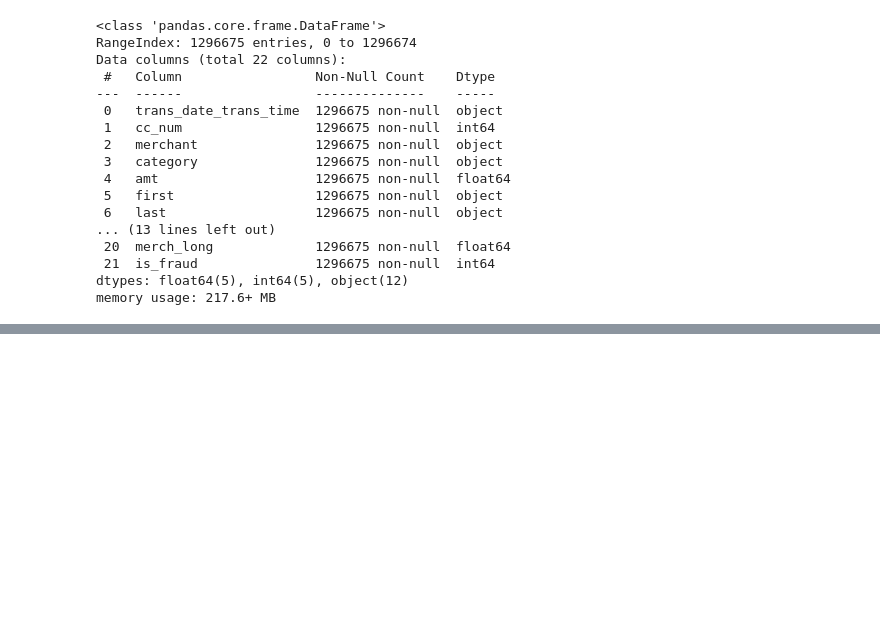
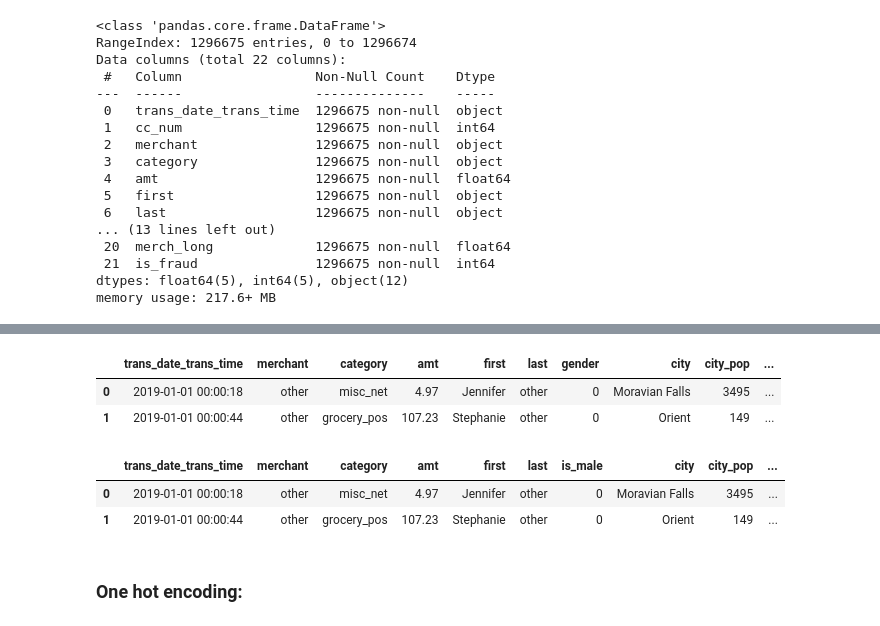
Before and after one commit to puneetsran/mastercard_fraud, a Jupyter notebook: mastercard_fraud.ipynb, the cells around one changed output, grey strips where cells are left out. Cells and saved outputs as stored; diff of their text form; code cells hidden in the pictures; blank space fills up the shorter version.

```diff
--- a/mastercard_fraud.ipynb
+++ b/mastercard_fraud.ipynb
@@ -123,0 +484,7 @@ display(encoded_df_category.head(2))
+# %%
+df["gender"] = np.where(df["gender"]=="M", 1, 0)
+df.head(2)
+# %% [output]
+|  | trans_date_trans_time | merchant | category | amt | first | last | gender | city | city_pop | ... |
+| 0 | 2019-01-01 00:00:18 | other | misc_net | 4.97 | Jennifer | other | 0 | Moravian Falls | 3495 | ... |
+| 1 | 2019-01-01 00:00:44 | other | grocery_pos | 107.23 | Stephanie | other | 0 | Orient | 149 | ... |
@@ -123,0 +493,8 @@ display(encoded_df_category.head(2))
+# %%
+df.head(2)
+# %% [output]
+|  | trans_date_trans_time | merchant | category | amt | first | last | is_male | city | city_pop | ... |
+| 0 | 2019-01-01 00:00:18 | other | misc_net | 4.97 | Jennifer | other | 0 | Moravian Falls | 3495 | ... |
+| 1 | 2019-01-01 00:00:44 | other | grocery_pos | 107.23 | Stephanie | other | 0 | Orient | 149 | ... |
+# %% [markdown]
+### One hot encoding:
```
Also changed, not shown: parts of 73 cells of this notebook.
